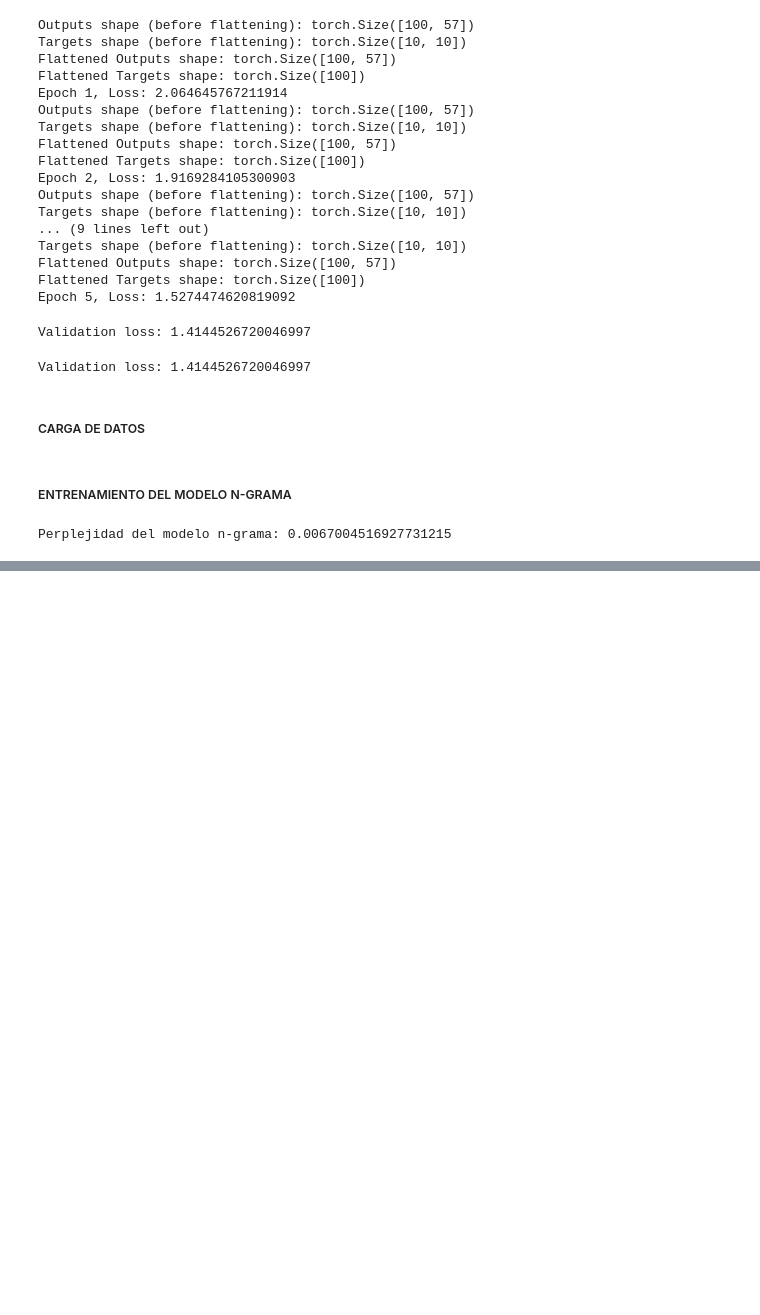
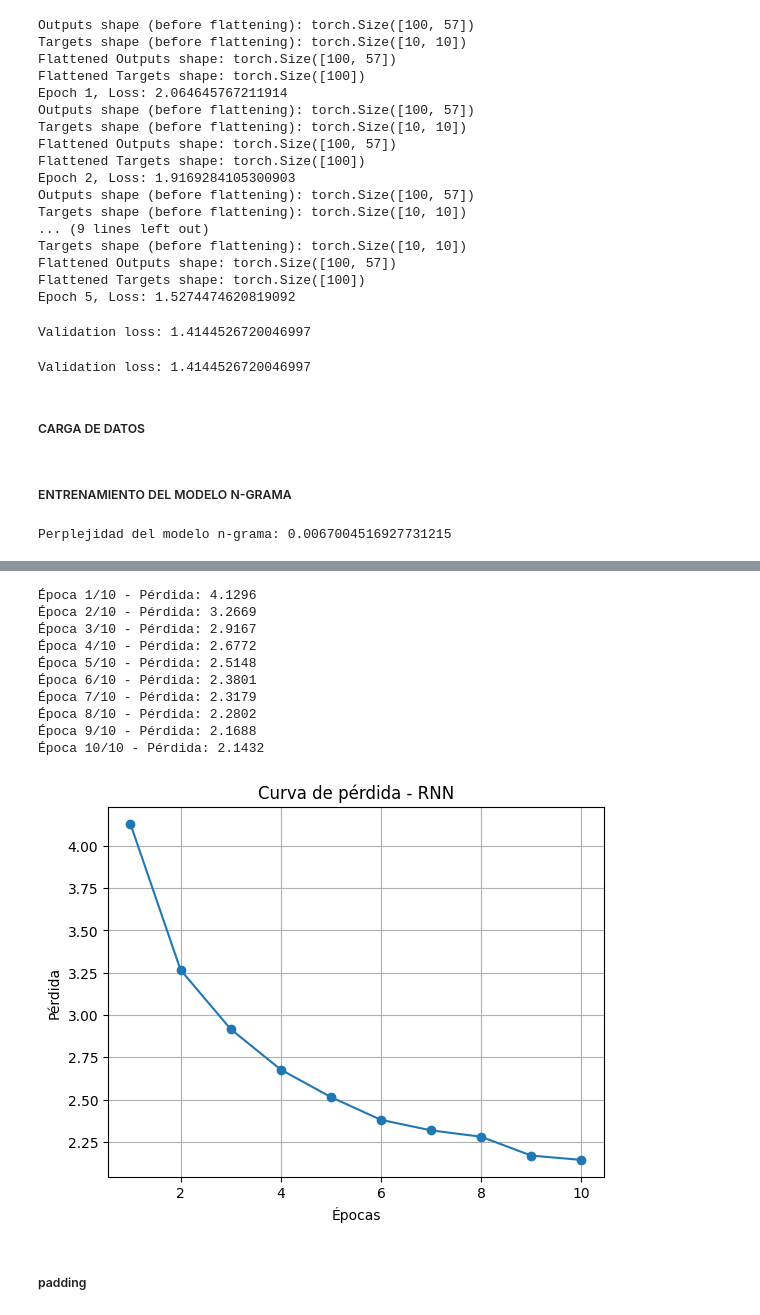
Before and after one commit to GabrielaC01/nlp-proyecto02, a Jupyter notebook: notebooks/03_model_training.ipynb, the cells around one changed output, grey strips where cells are left out. Saved outputs shown, nothing was run; the diff lists cells and outputs as text; code cells hidden in the pictures; blank space fills up the shorter version.

Commit message:
feat: entrenamiento RNN con padding

```diff
--- a/notebooks/03_model_training.ipynb
+++ b/notebooks/03_model_training.ipynb
@@ -226,0 +351,33 @@ Perplejidad del modelo n-grama: 0.0067004516927731215
+# %%
+# 1. Preparar corpus y entrenar BPE
+oraciones = cargar_oraciones_limpias("train", num_oraciones=100)
+bpe = BytePairEncoding(num_merges=100)
+bpe.train(oraciones)
+
+# 2. Tokenizar oraciones
+secuencias_tokens = [bpe.tokenize(oracion.lower()) for oracion in oraciones]
+
+# 3. Crear dataset y dataloader
+vocabulario = list(bpe.get_vocabulary().keys())
+dataset = BPEDataset(secuencias_tokens, vocabulario)
+dataloader = DataLoader(dataset, batch_size=1, shuffle=True)
+
+# 4. Crear y entrenar el modelo
+vocab_size = len(vocabulario)
+model = SimpleRNN(vocab_size=vocab_size, embed_size=32, hidden_size=64)
+losses = entrenar_rnn(model, dataloader, vocab_size, epochs=10)
+
+# 5. Graficar curva de pérdida
+graficar_perdida(losses)
+# %% [output]
+Época 1/10 - Pérdida: 4.1296
+Época 2/10 - Pérdida: 3.2669
+Época 3/10 - Pérdida: 2.9167
+Época 4/10 - Pérdida: 2.6772
+Época 5/10 - Pérdida: 2.5148
+Época 6/10 - Pérdida: 2.3801
+Época 7/10 - Pérdida: 2.3179
+Época 8/10 - Pérdida: 2.2802
+Época 9/10 - Pérdida: 2.1688
+Época 10/10 - Pérdida: 2.1432
+[figure, added]
@@ -226,0 +392,2 @@ Perplejidad del modelo n-grama: 0.0067004516927731215
+# %% [markdown]
+##### padding
```
Also changed, not shown: parts of 10 cells of this notebook, 3 other files.
